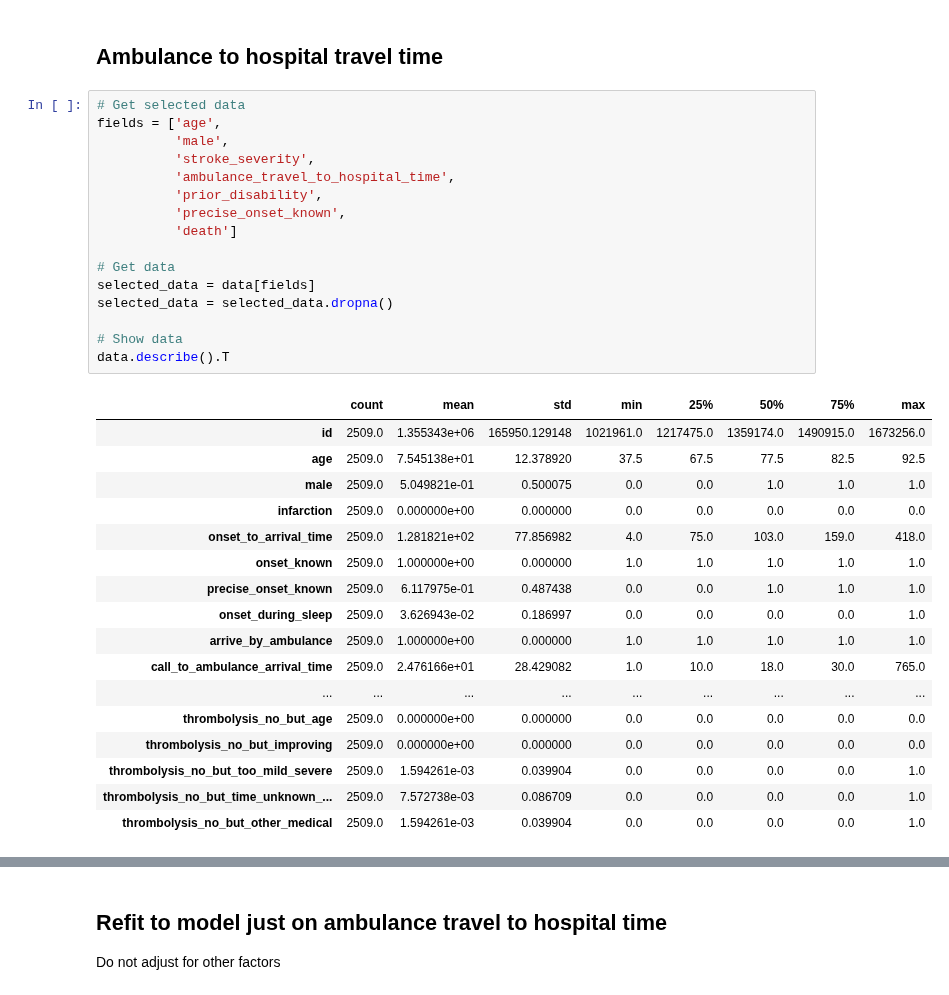
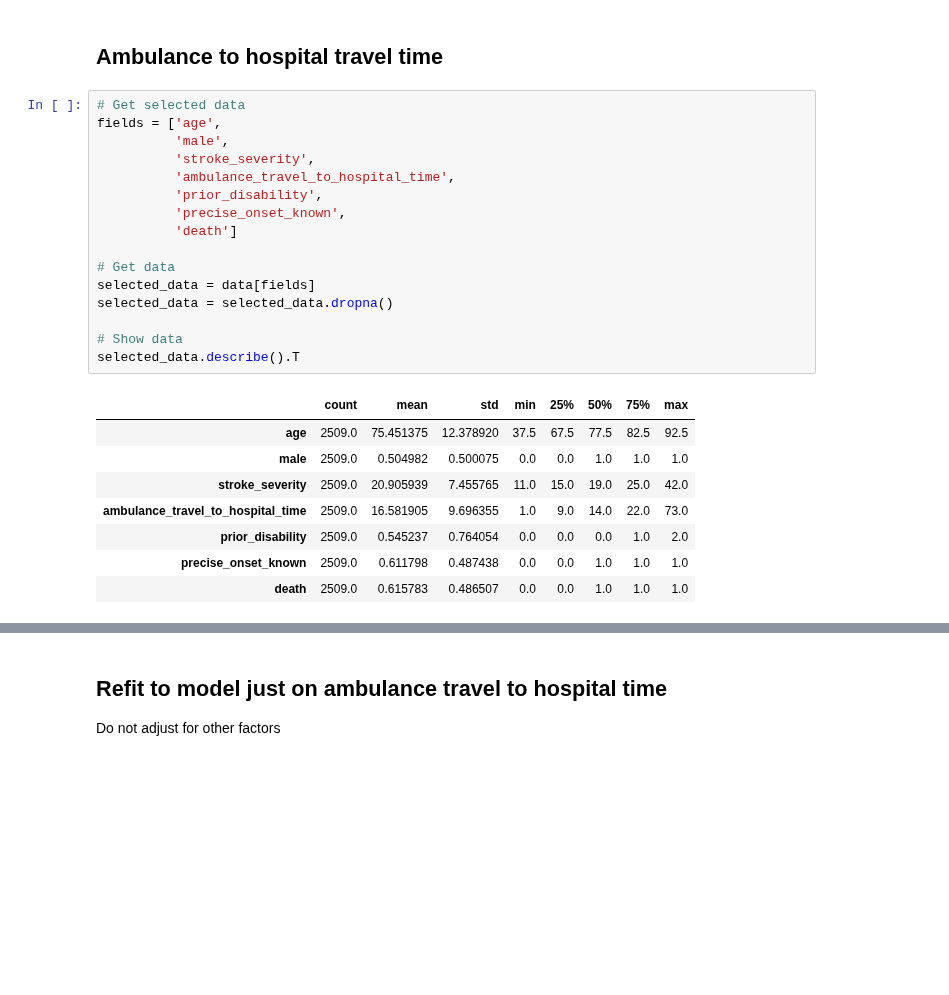
Before and after one commit to samuel-book/samuel_2_production, a Jupyter notebook: hemorrhage/01_time_to_hospital_and_death.ipynb, the cells around one changed output, grey strips where cells are left out. Drawn from its saved outputs; the diff is of its cells as text; blank space fills up the shorter version.

```diff
--- a/hemorrhage/01_time_to_hospital_and_death.ipynb
+++ b/hemorrhage/01_time_to_hospital_and_death.ipynb
@@ -47,37 +47,28 @@ data = data[data['stroke_severity'] > 10]
 # %%
 # Get selected data
 fields = ['age',
           'male',
           'stroke_severity',
           'ambulance_travel_to_hospital_time',
           'prior_disability',
           'precise_onset_known',
           'death']
 
 # Get data
 selected_data = data[fields]
 selected_data = selected_data.dropna()
 
 # Show data
-data.describe().T
+selected_data.describe().T
 # %% [output]
 |  | count | mean | std | min | 25% | 50% | 75% | max |
-| id | 2509.0 | 1.355343e+06 | 165950.129148 | 1021961.0 | 1217475.0 | 1359174.0 | 1490915.0 | 1673256.0 |
-| age | 2509.0 | 7.545138e+01 | 12.378920 | 37.5 | 67.5 | 77.5 | 82.5 | 92.5 |
-| male | 2509.0 | 5.049821e-01 | 0.500075 | 0.0 | 0.0 | 1.0 | 1.0 | 1.0 |
-| infarction | 2509.0 | 0.000000e+00 | 0.000000 | 0.0 | 0.0 | 0.0 | 0.0 | 0.0 |
-| onset_to_arrival_time | 2509.0 | 1.281821e+02 | 77.856982 | 4.0 | 75.0 | 103.0 | 159.0 | 418.0 |
-| onset_known | 2509.0 | 1.000000e+00 | 0.000000 | 1.0 | 1.0 | 1.0 | 1.0 | 1.0 |
-| precise_onset_known | 2509.0 | 6.117975e-01 | 0.487438 | 0.0 | 0.0 | 1.0 | 1.0 | 1.0 |
-| onset_during_sleep | 2509.0 | 3.626943e-02 | 0.186997 | 0.0 | 0.0 | 0.0 | 0.0 | 1.0 |
-| arrive_by_ambulance | 2509.0 | 1.000000e+00 | 0.000000 | 1.0 | 1.0 | 1.0 | 1.0 | 1.0 |
-| call_to_ambulance_arrival_time | 2509.0 | 2.476166e+01 | 28.429082 | 1.0 | 10.0 | 18.0 | 30.0 | 765.0 |
-| ... | ... | ... | ... | ... | ... | ... | ... | ... |
-| thrombolysis_no_but_age | 2509.0 | 0.000000e+00 | 0.000000 | 0.0 | 0.0 | 0.0 | 0.0 | 0.0 |
-| thrombolysis_no_but_improving | 2509.0 | 0.000000e+00 | 0.000000 | 0.0 | 0.0 | 0.0 | 0.0 | 0.0 |
-| thrombolysis_no_but_too_mild_severe | 2509.0 | 1.594261e-03 | 0.039904 | 0.0 | 0.0 | 0.0 | 0.0 | 1.0 |
-| thrombolysis_no_but_time_unknown_... | 2509.0 | 7.572738e-03 | 0.086709 | 0.0 | 0.0 | 0.0 | 0.0 | 1.0 |
-| thrombolysis_no_but_other_medical | 2509.0 | 1.594261e-03 | 0.039904 | 0.0 | 0.0 | 0.0 | 0.0 | 1.0 |
+| age | 2509.0 | 75.451375 | 12.378920 | 37.5 | 67.5 | 77.5 | 82.5 | 92.5 |
+| male | 2509.0 | 0.504982 | 0.500075 | 0.0 | 0.0 | 1.0 | 1.0 | 1.0 |
+| stroke_severity | 2509.0 | 20.905939 | 7.455765 | 11.0 | 15.0 | 19.0 | 25.0 | 42.0 |
+| ambulance_travel_to_hospital_time | 2509.0 | 16.581905 | 9.696355 | 1.0 | 9.0 | 14.0 | 22.0 | 73.0 |
+| prior_disability | 2509.0 | 0.545237 | 0.764054 | 0.0 | 0.0 | 0.0 | 1.0 | 2.0 |
+| precise_onset_known | 2509.0 | 0.611798 | 0.487438 | 0.0 | 0.0 | 1.0 | 1.0 | 1.0 |
+| death | 2509.0 | 0.615783 | 0.486507 | 0.0 | 0.0 | 1.0 | 1.0 | 1.0 |
 # %%
 # Split into X and Y
 X = selected_data.drop('death', axis=1)
```
Also changed, not shown: parts of 4 cells of this notebook.
